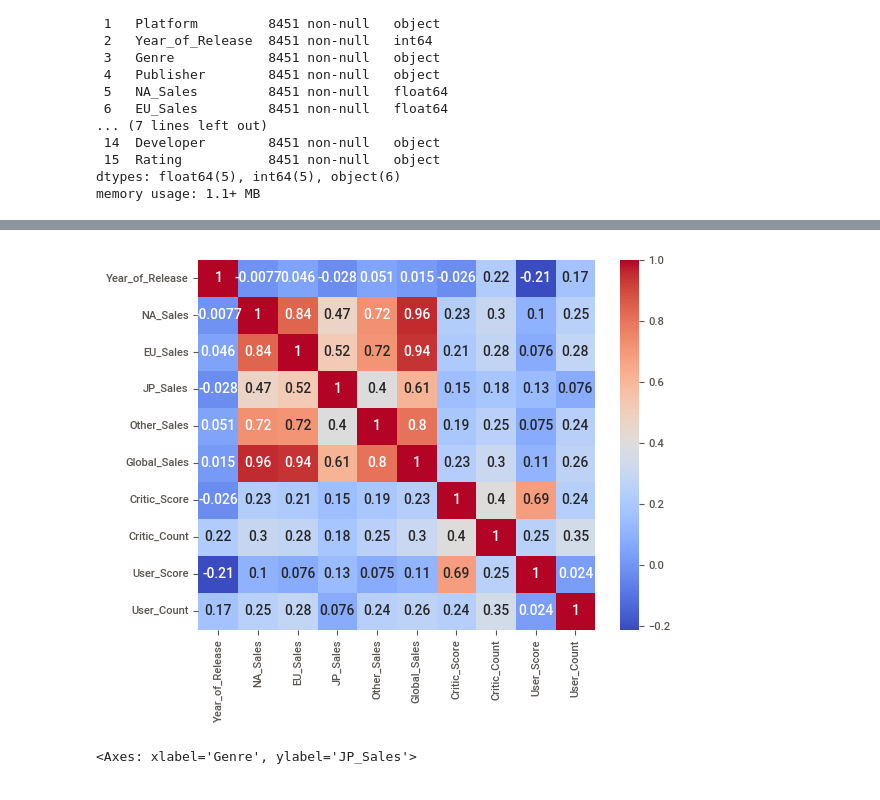
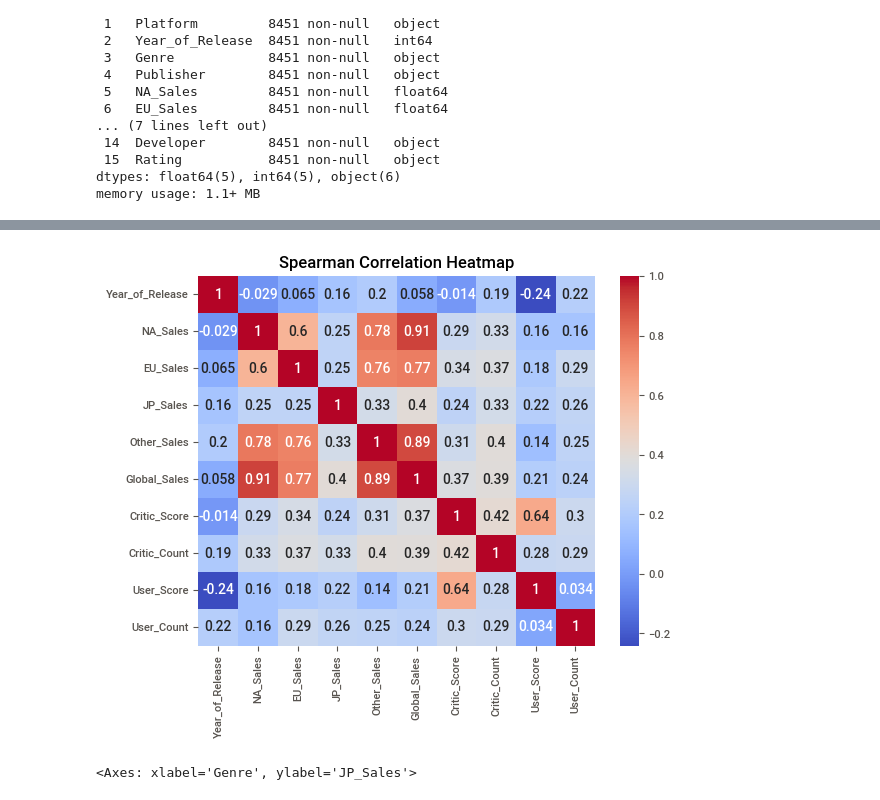
Before and after one commit to nickkzds/vg-success-pred, a Jupyter notebook: Initial_Code_and_Results.ipynb, the cells around one changed output, grey strips where cells are left out. Cells and saved outputs as stored; diff of their text form; code cells hidden in the pictures.

```diff
--- a/Initial_Code_and_Results.ipynb
+++ b/Initial_Code_and_Results.ipynb
@@ -330,13 +352,15 @@ import seaborn as sns
 # %%
-correlation_matrix = df_cleaned.corr()
+correlation_matrix = df_cleaned.corr(method='spearman')
 
-# Create a heatmap of the correlation matrix
+# Create a heatmap of the correlation matrix using spearman instead of pearson
+# The seaborn heatmap function is based off of the Pearson correlation
 sns.heatmap(correlation_matrix, annot=True, cmap='coolwarm')
 
 # Display the heatmap
+plt.title('Spearman Correlation Heatmap')
 plt.show()
 # %% [output]
-[figure, old version]
+[figure, new version]
 # %%
 data_vis = df_cleaned[['Genre','JP_Sales','EU_Sales','NA_Sales','Global_Sales']]
 # %%
```
Also changed, not shown: parts of 10 cells of this notebook.
